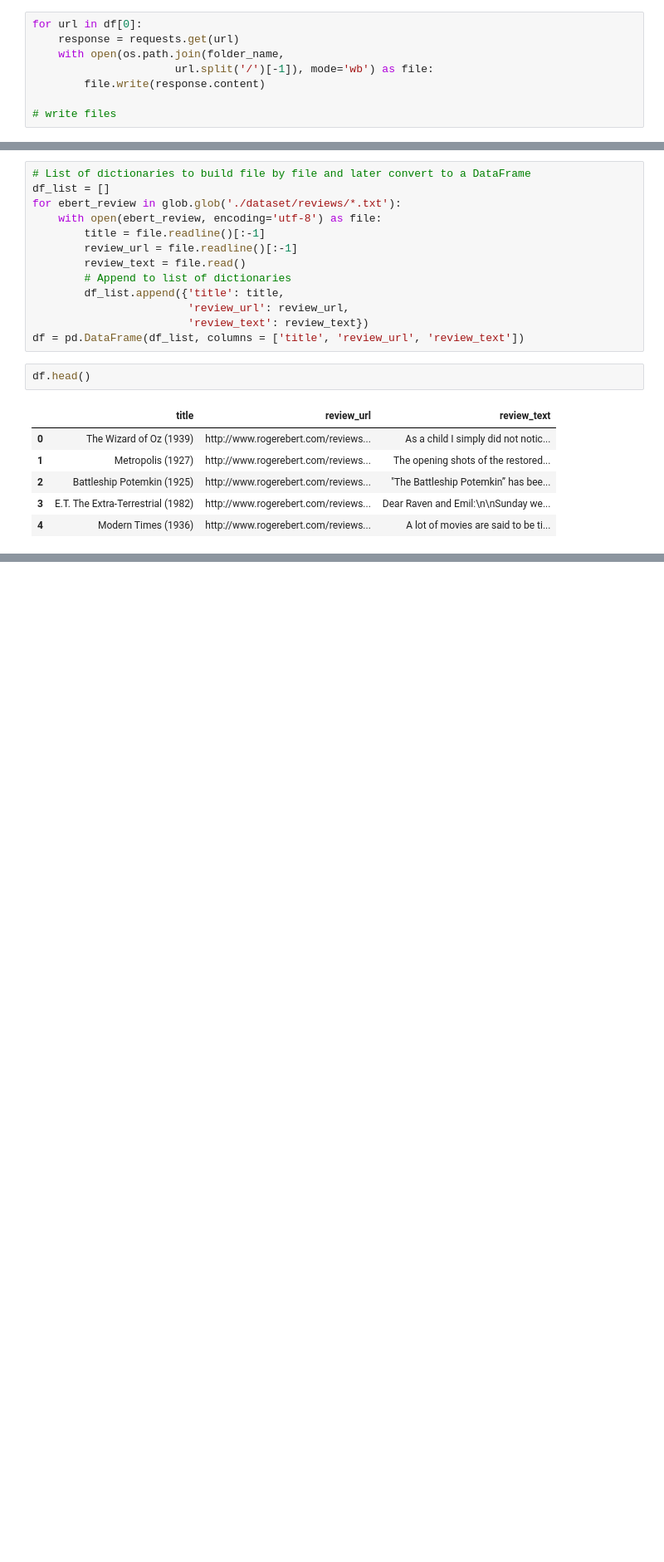
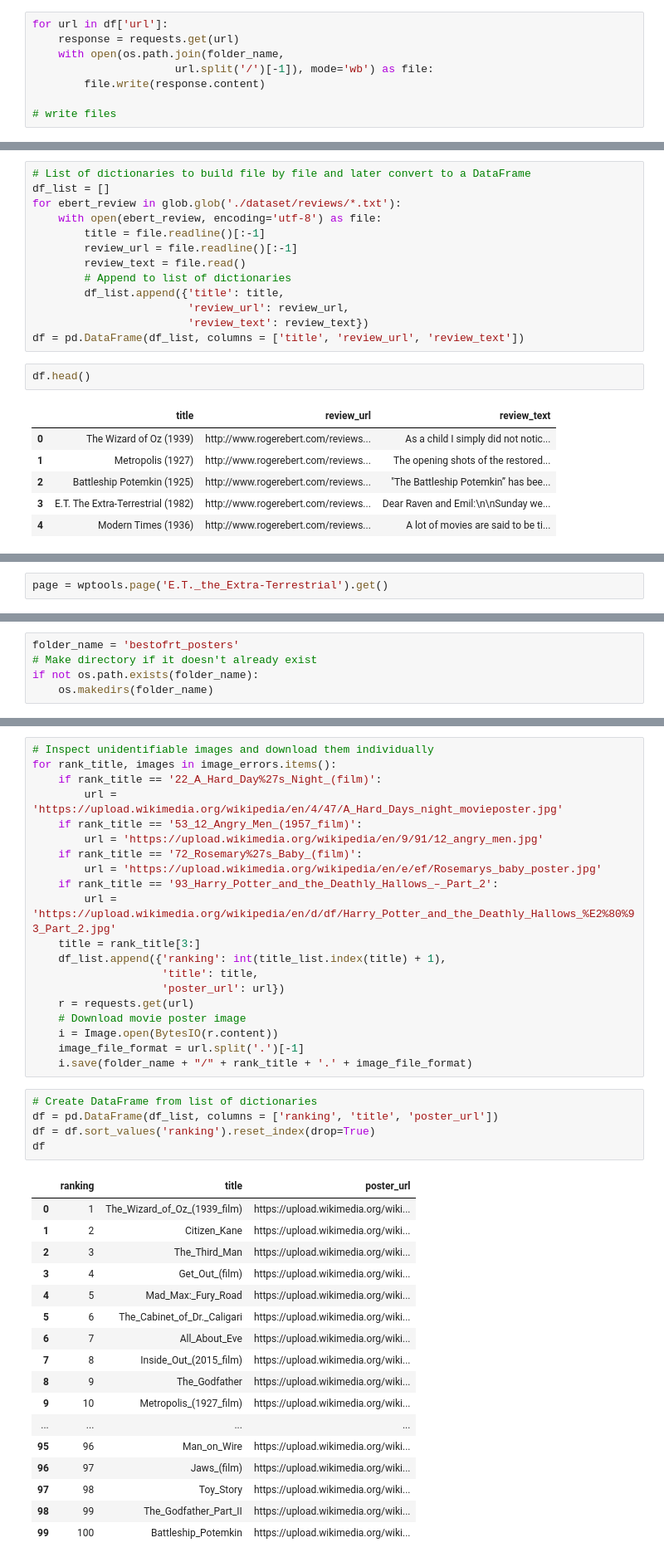
Before and after one commit to EllenZhangYarong/DataScience, a Jupyter notebook: DAND/movies/gathering_review.ipynb, the cells around one changed output, grey strips where cells are left out. Shown: that part at 83% size. Saved outputs shown, nothing was run; the diff lists cells and outputs as text; blank space fills up the shorter version.

```diff
--- a/DAND/movies/gathering_review.ipynb
+++ b/DAND/movies/gathering_review.ipynb
@@ -36,5 +57,5 @@ TypeError: parser_f() got an unexpected keyword argument 'name'
 # %%
-for url in df[0]:
+for url in df['url']:
     response = requests.get(url)
     with open(os.path.join(folder_name,
                       url.split('/')[-1]), mode='wb') as file:
@@ -81,0 +107,2 @@ df.head()
+# %%
+page = wptools.page('E.T._the_Extra-Terrestrial').get()
@@ -81,0 +278,5 @@ df.head()
+# %%
+folder_name = 'bestofrt_posters'
+# Make directory if it doesn't already exist
+if not os.path.exists(folder_name):
+    os.makedirs(folder_name)
@@ -81,0 +375,43 @@ df.head()
+# %%
+# Inspect unidentifiable images and download them individually
+for rank_title, images in image_errors.items():
+    if rank_title == '22_A_Hard_Day%27s_Night_(film)':
+        url = 'https://upload.wikimedia.org/wikipedia/en/4/47/A_Hard_Days_night_movieposter.jpg'
+    if rank_title == '53_12_Angry_Men_(1957_film)':
+        url = 'https://upload.wikimedia.org/wikipedia/en/9/91/12_angry_men.jpg'
+    if rank_title == '72_Rosemary%27s_Baby_(film)':
+        url = 'https://upload.wikimedia.org/wikipedia/en/e/ef/Rosemarys_baby_poster.jpg'
+    if rank_title == '93_Harry_Potter_and_the_Deathly_Hallows_–_Part_2':
+        url = 'https://upload.wikimedia.org/wikipedia/en/d/df/Harry_Potter_and_the_Deathly_Hallows_%E2%80%93_Part_2.jpg'
+    title = rank_title[3:]
+    df_list.append({'ranking': int(title_list.index(title) + 1),
+                    'title': title,
+                    'poster_url': url})
+    r = requests.get(url)
+    # Download movie poster image
+    i = Image.open(BytesIO(r.content))
+    image_file_format = url.split('.')[-1]
+    i.save(folder_name + "/" + rank_title + '.' + image_file_format)
+# %%
+# Create DataFrame from list of dictionaries
+df = pd.DataFrame(df_list, columns = ['ranking', 'title', 'poster_url'])
+df = df.sort_values('ranking').reset_index(drop=True)
+df
+# %% [output]
+|  | ranking | title | poster_url |
+| 0 | 1 | The_Wizard_of_Oz_(1939_film) | https://upload.wikimedia.org/wiki... |
+| 1 | 2 | Citizen_Kane | https://upload.wikimedia.org/wiki... |
+| 2 | 3 | The_Third_Man | https://upload.wikimedia.org/wiki... |
+| 3 | 4 | Get_Out_(film) | https://upload.wikimedia.org/wiki... |
+| 4 | 5 | Mad_Max:_Fury_Road | https://upload.wikimedia.org/wiki... |
+| 5 | 6 | The_Cabinet_of_Dr._Caligari | https://upload.wikimedia.org/wiki... |
+| 6 | 7 | All_About_Eve | https://upload.wikimedia.org/wiki... |
+| 7 | 8 | Inside_Out_(2015_film) | https://upload.wikimedia.org/wiki... |
+| 8 | 9 | The_Godfather | https://upload.wikimedia.org/wiki... |
+| 9 | 10 | Metropolis_(1927_film) | https://upload.wikimedia.org/wiki... |
+| ... | ... | ... | ... |
+| 95 | 96 | Man_on_Wire | https://upload.wikimedia.org/wiki... |
+| 96 | 97 | Jaws_(film) | https://upload.wikimedia.org/wiki... |
+| 97 | 98 | Toy_Story | https://upload.wikimedia.org/wiki... |
+| 98 | 99 | The_Godfather_Part_II | https://upload.wikimedia.org/wiki... |
+| 99 | 100 | Battleship_Potemkin | https://upload.wikimedia.org/wiki... |
```
Also changed, not shown: parts of 25 cells of this notebook, 2 other files.
